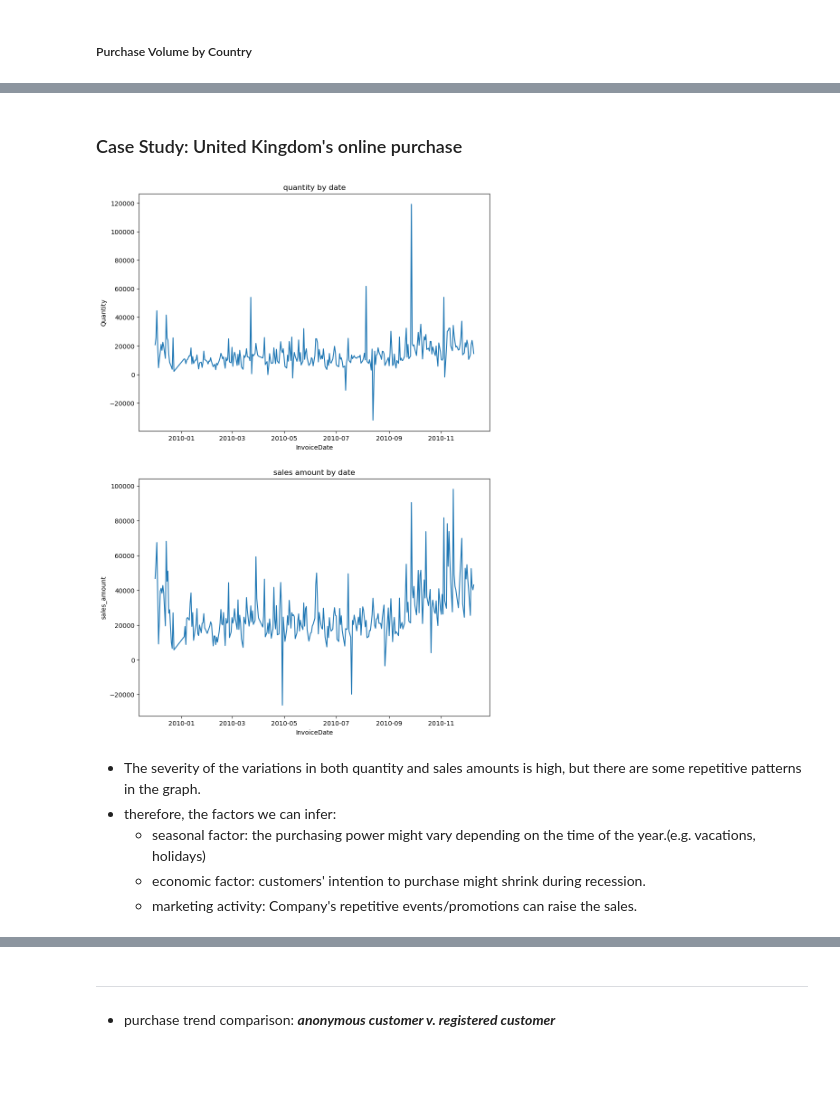
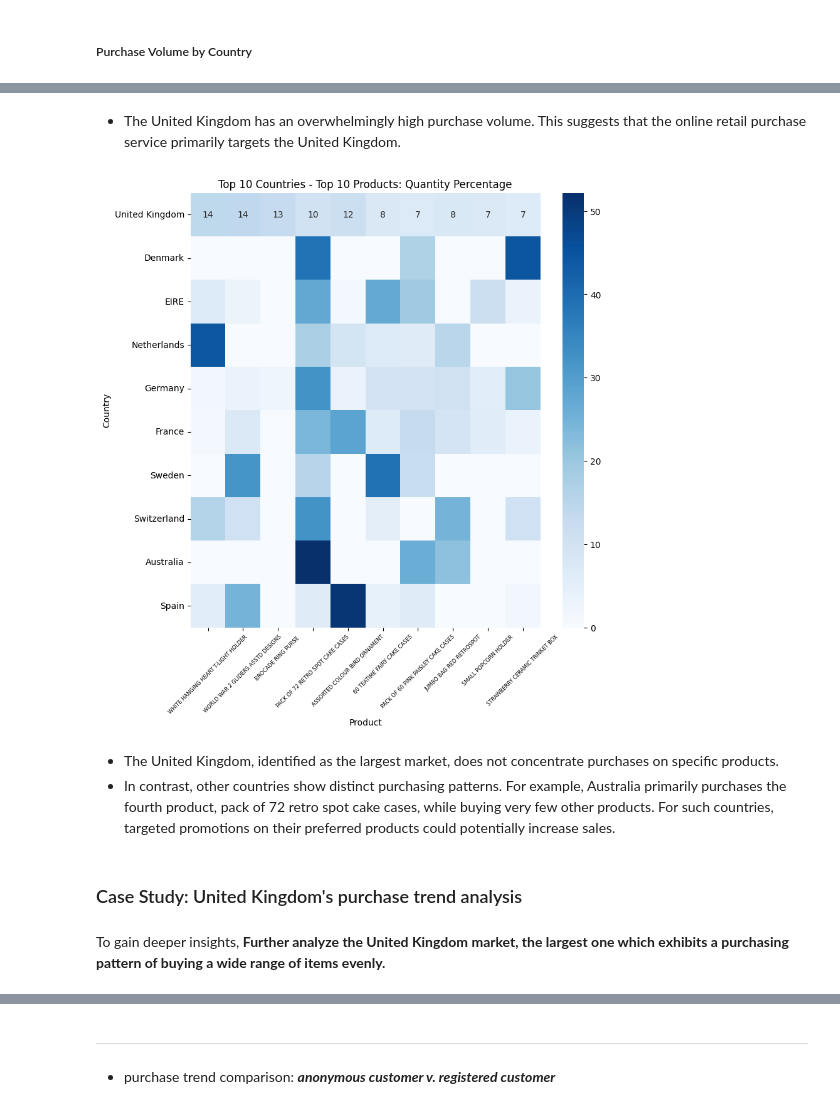
Before and after one commit to lukasp-dev/online-sale-data-analysis, a Jupyter notebook: Exploratory_analysis_for_online_sales.ipynb, the cells around one changed output, grey strips where cells are left out. Drawn from its saved outputs; the diff is of its cells as text; code cells hidden in the pictures; blank space fills up the shorter version.

```diff
--- a/Exploratory_analysis_for_online_sales.ipynb
+++ b/Exploratory_analysis_for_online_sales.ipynb
@@ -256,24 +288,27 @@ plt.show()
+# %% [markdown]
+* The United Kingdom has an overwhelmingly high purchase volume. This suggests that the online retail purchase service primarily targets the United Kingdom.
+# %%
+# Since the previous graph did not reveal the top purchased products in other countries,
+# Create another heatmap showing the proportion of product quantity by country.
+
+filtered_data_percentage = filtered_data.div(filtered_data.sum(axis=1), axis=0)*100
+
+plt.figure(figsize=(9, 9))
+
+sns.heatmap(filtered_data_percentage, cmap="Blues", annot=True, fmt=".0f")
+
+plt.title("Top 10 Countries - Top 10 Products: Quantity Percentage")
+plt.xlabel("Product")
+plt.ylabel("Country")
+plt.xticks(rotation=45, fontsize=6)
+plt.show()
+# %% [output]
+[figure, added]
+# %% [markdown]
+* The United Kingdom, identified as the largest market, does not concentrate purchases on specific products.
+* In contrast, other countries show distinct purchasing patterns. For example, Australia primarily purchases the fourth product, pack of 72 retro spot cake cases, while buying very few other products. For such countries, targeted promotions on their preferred products could potentially increase sales.
 # %% [markdown]
-### Case Study: United Kingdom's online purchase
+### Case Study: United Kingdom's purchase trend analysis
-# %%
-quantity_by_date_UK = quantity_by_date[quantity_by_date['Country']=='United Kingdom']
-sales_amount_by_date_UK = sales_amount_by_date[sales_amount_by_date['Country']=='United Kingdom']
-
-
-fig, axes = plt.subplots(2, 1, figsize=(10, 15))
-# first plot
-sns.lineplot(data=quantity_by_date_UK, x='InvoiceDate', y='Quantity', ax=axes[0])
-axes[0].set_title('quantity by date')
-# second plot
-sns.lineplot(data=sales_amount_by_date_UK, x='InvoiceDate', y='sales_amount', ax=axes[1])
-axes[1].set_title('sales amount by date')
-
-plt.show()
-# %% [output]
-[figure, removed]
-# %% [markdown]
-- The severity of the variations in both quantity and sales amounts is high, but there are some repetitive patterns in the graph.
-- therefore, the factors we can infer:
-    - seasonal factor: the purchasing power might vary depending on the time of the year.(e.g. vacations, holidays)
-    - economic factor: customers' intention to purchase might shrink during recession.
-    - marketing activity: Company's repetitive events/promotions can raise the sales.
+# %% [markdown]
+To gain deeper insights,
+**Further analyze the United Kingdom market, the largest one which exhibits a purchasing pattern of buying a wide range of items evenly.**
```
Also changed, not shown: parts of 18 cells of this notebook.
